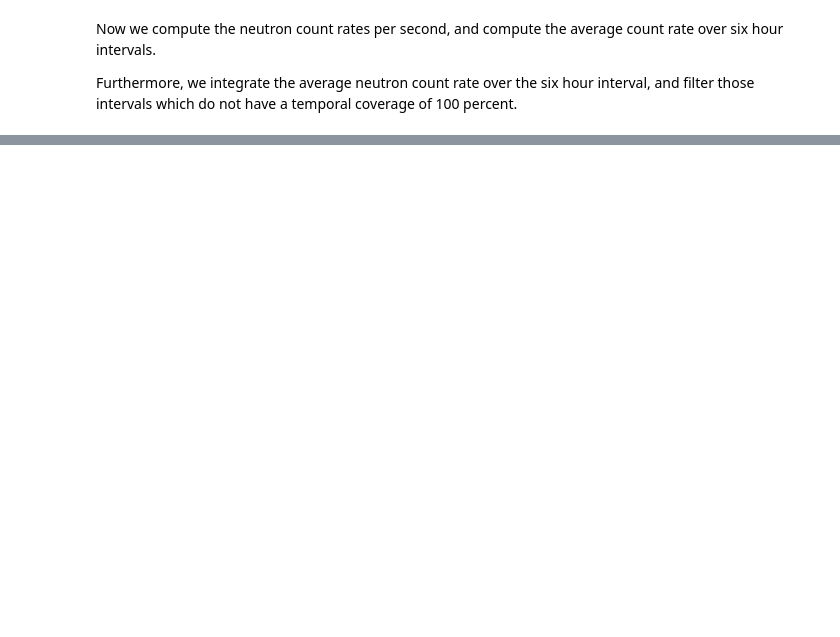
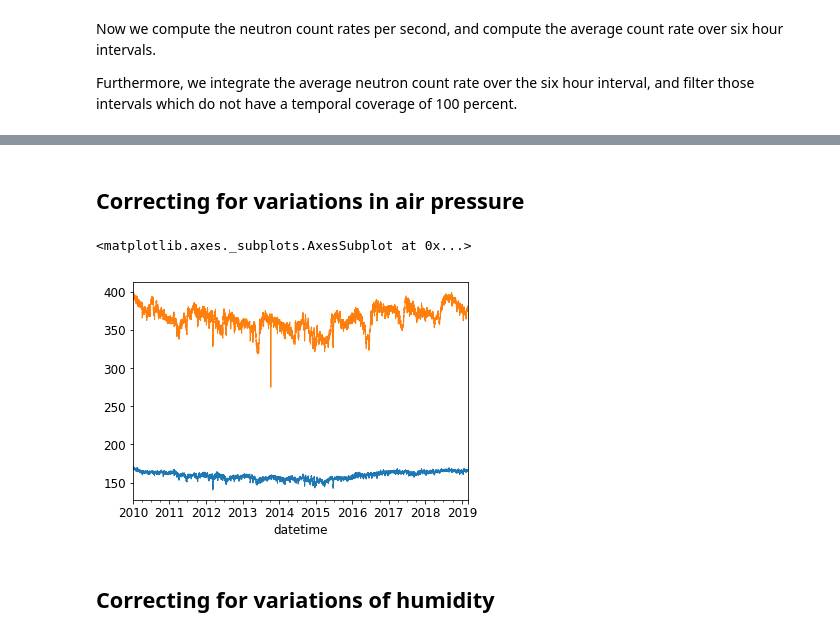
Before and after one commit to heistermann/cosmicsense, a Jupyter notebook: docs/source/notebooks/n_to_theta.ipynb, the cells around one changed output, grey strips where cells are left out. Cells and saved outputs as stored; diff of their text form; code cells hidden in the pictures; blank space fills up the shorter version.

```diff
--- a/docs/source/notebooks/n_to_theta.ipynb
+++ b/docs/source/notebooks/n_to_theta.ipynb
@@ -165,0 +210,4 @@ plt.grid()
+# %%
+nmdb["fi"] = nmdb.JUNG / 150.
+merge = pd.merge(crns_6h, nmdb.fi, how='left', left_index=True, right_index=True)
+merge.head()
@@ -165,0 +222,10 @@ plt.grid()
+# %% [markdown]
+## Correcting for variations in air pressure
+# %%
+nmdb.JUNG.plot(label="JUNG", lw=1)
+nmdb.JUNG1.plot(label="JUNG1", lw=1)
+# %% [output]
+<matplotlib.axes._subplots.AxesSubplot at 0x...>
+[figure, added]
+# %% [markdown]
+## Correcting for variations of humidity
```
Also changed, not shown: parts of 12 cells of this notebook, 1 other file.
